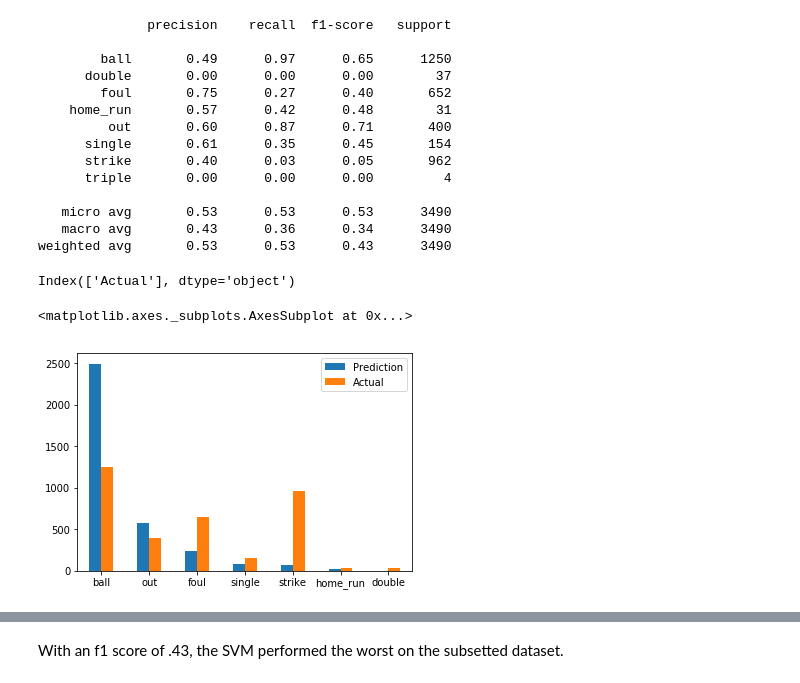
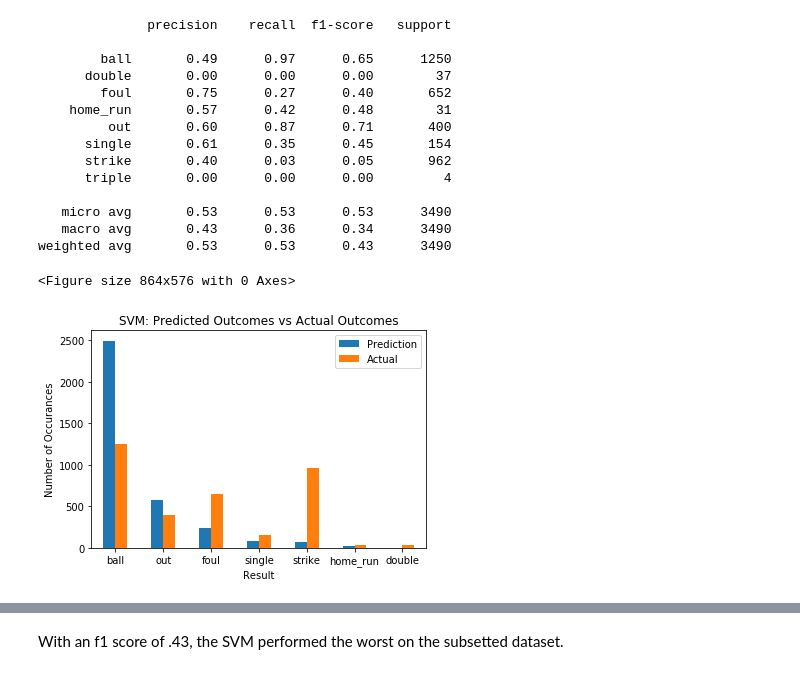
Before and after one commit to nradich/Pitch_Effective, a Jupyter notebook: Predict_outcome.ipynb, the cells around one changed output, grey strips where cells are left out. Cells and saved outputs as stored; diff of their text form; code cells hidden in the pictures.

Commit message:
Graphed SVM outcomes

```diff
--- a/Predict_outcome.ipynb
+++ b/Predict_outcome.ipynb
@@ -449,9 +449,22 @@ weighted avg       0.53      0.53      0.43      3490
 clf_results = pd.DataFrame({"Prediction": clf_predict,
                            "Actual": y_test})
 # %%
+#Creating a datafram and graphing actual results vs the models prediction
+clf_results = pd.DataFrame({"Prediction": clf_predict,
+                           "Actual": y_test})
 predict_counts = clf_results.Prediction.value_counts()
 predict_df = predict_counts.to_frame()
 actual_counts = clf_results.Actual.value_counts()
 actual_df = actual_counts.to_frame()
 graph_items = pd.merge( predict_df, actual_df,left_index=True, right_index=True ,suffixes= ('predict', 'actual'))
+
+#Bar graph of predicted v Actual
+plt.figure(figsize=(12,8))
 graph_items.plot.bar(rot=0)
+plt.xlabel('Result')
+plt.ylabel('Number of Occurances')
+plt.title('SVM: Predicted Outcomes vs Actual Outcomes')
+plt.show()
+# %% [output]
+<Figure size 864x576 with 0 Axes>
+[figure, added]
@@ -463,4 +470,0 @@ graph_items.plot.bar(rot=0)
-# %%
-actual_df.columns
-# %% [output]
-Index(['Actual'], dtype='object')
@@ -470,5 +470,0 @@ graph_items.plot.bar(rot=0)
-# %%
-graph_items.plot.bar(rot=0)
-# %% [output]
-<matplotlib.axes._subplots.AxesSubplot at 0x...>
-[figure, removed]
```
Also changed, not shown: parts of 7 cells of this notebook.
